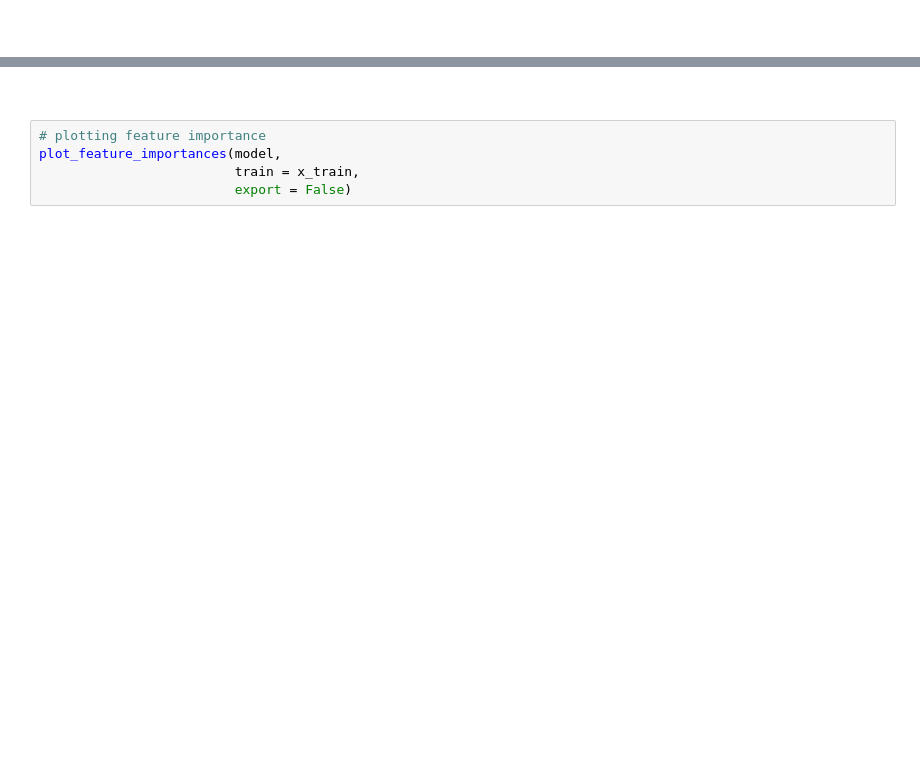
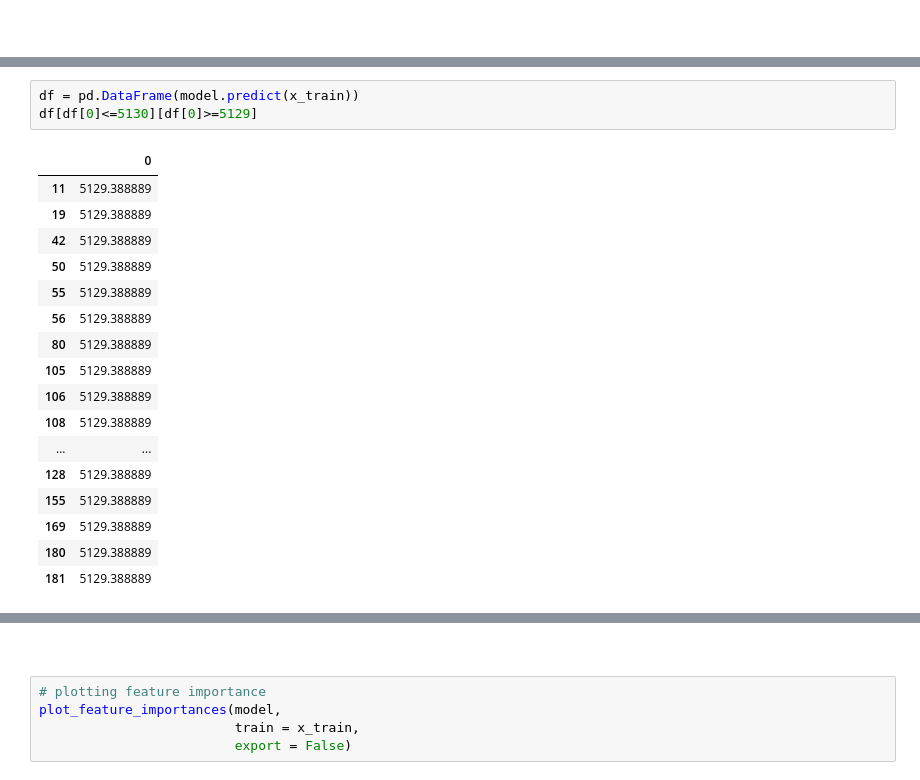
Before and after one commit to d-vrey/business_analysis_structured_data, a Jupyter notebook: Script 05 - Nonparametric Modeling with Regression Trees - Guided.ipynb, the cells around one changed output, grey strips where cells are left out. Cells and saved outputs as stored; diff of their text form; blank space fills up the shorter version.

```diff
--- a/Script 05 - Nonparametric Modeling with Regression Trees - Guided.ipynb
+++ b/Script 05 - Nonparametric Modeling with Regression Trees - Guided.ipynb
@@ -428,0 +432,21 @@ plt.show()
+# %%
+df = pd.DataFrame(model.predict(x_train))
+df[df[0]<=5130][df[0]>=5129]
+# %% [output]
+|  | 0 |
+| 11 | 5129.388889 |
+| 19 | 5129.388889 |
+| 42 | 5129.388889 |
+| 50 | 5129.388889 |
+| 55 | 5129.388889 |
+| 56 | 5129.388889 |
+| 80 | 5129.388889 |
+| 105 | 5129.388889 |
+| 106 | 5129.388889 |
+| 108 | 5129.388889 |
+| ... | ... |
+| 128 | 5129.388889 |
+| 155 | 5129.388889 |
+| 169 | 5129.388889 |
+| 180 | 5129.388889 |
+| 181 | 5129.388889 |
```
Also changed, not shown: parts of 4 cells of this notebook.
